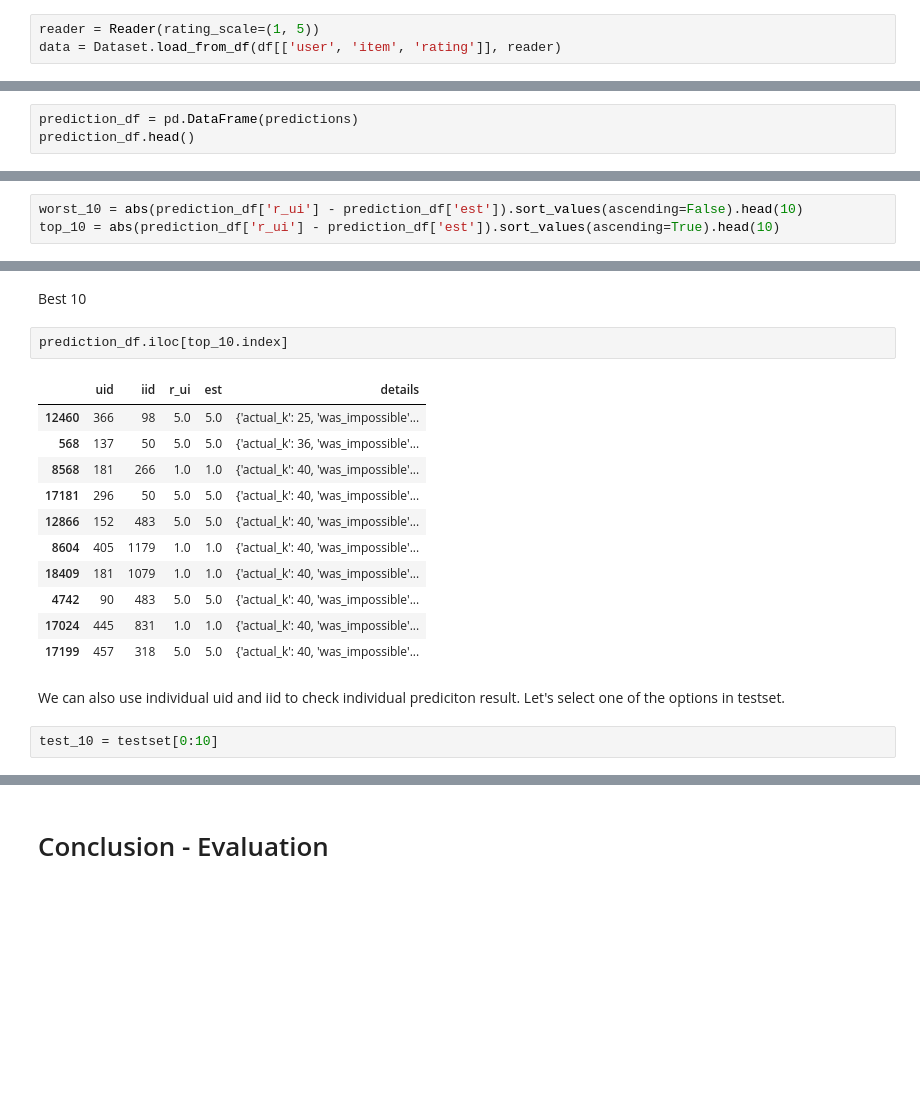
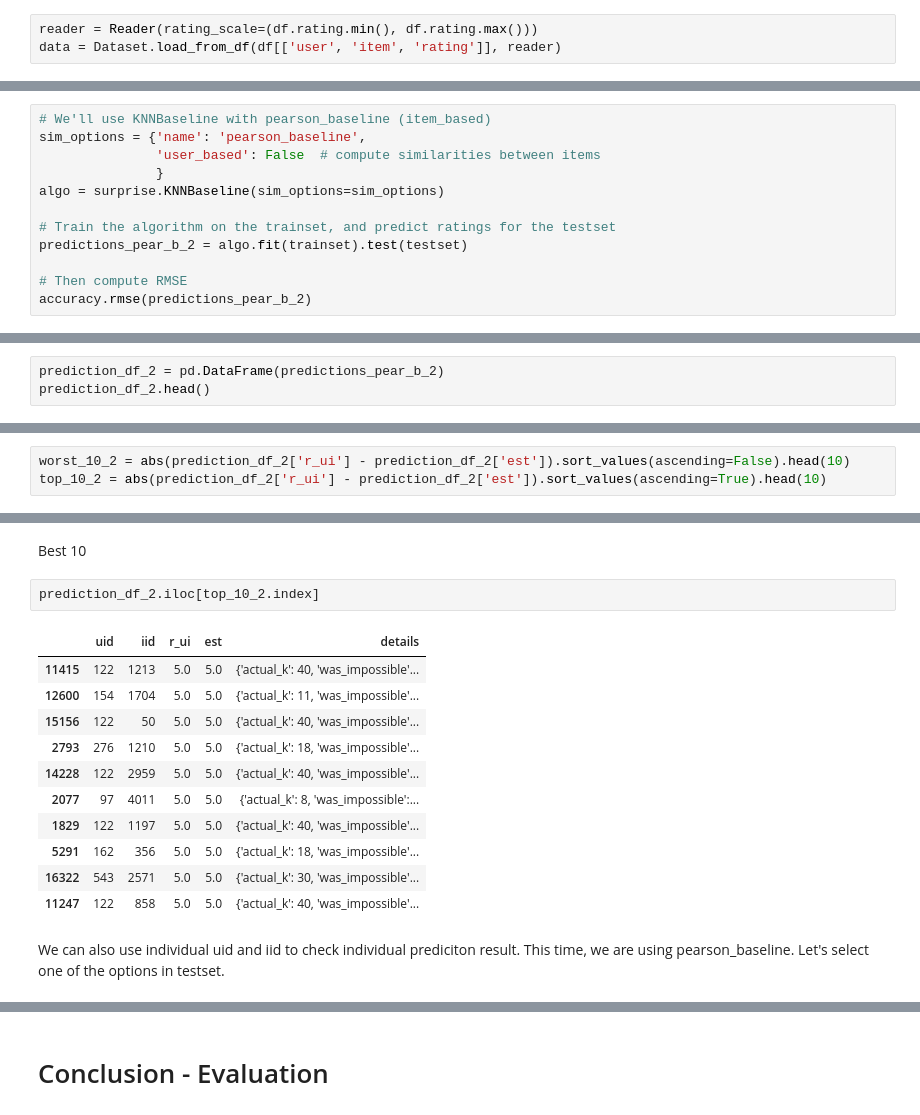
Before and after one commit to wheremagichappens/an.dy, a Jupyter notebook: data612/proj 2/data612-proj2-submit.group..ipynb, the cells around one changed output, grey strips where cells are left out. Drawn from its saved outputs; the diff is of its cells as text; blank space fills up the shorter version.

```diff
--- a/data612/proj 2/data612-proj2-submit.group..ipynb
+++ b/data612/proj 2/data612-proj2-submit.group..ipynb
@@ -128,7 +130,7 @@ df.groupby('item')['rating'].count().reset_index().sort_values('rating', ascendi
 # %% [markdown]
 We will find the best KNN model based on RMSE.
 # %%
-reader = Reader(rating_scale=(1, 5))
+reader = Reader(rating_scale=(df.rating.min(), df.rating.max()))
 data = Dataset.load_from_df(df[['user', 'item', 'rating']], reader)
 # %%
 # Learn how to configure parameters in each model, for instance, bsl_option vs sim_option and maybe there is one for SVD.
@@ -302,0 +382,12 @@ RMSE: 0.9413
+# %%
+# We'll use KNNBaseline with pearson_baseline (item_based)
+sim_options = {'name': 'pearson_baseline',
+               'user_based': False  # compute similarities between items
+               }
+algo = surprise.KNNBaseline(sim_options=sim_options)
+
+# Train the algorithm on the trainset, and predict ratings for the testset
+predictions_pear_b_2 = algo.fit(trainset).test(testset)
+
+# Then compute RMSE
+accuracy.rmse(predictions_pear_b_2)
@@ -305,5 +402,5 @@ Just like we did with user_based, let's create prediction_df
 # %%
-prediction_df = pd.DataFrame(predictions)
-prediction_df.head()
+prediction_df_2 = pd.DataFrame(predictions_pear_b_2)
+prediction_df_2.head()
 # %% [output]
 |  | uid | iid | r_ui | est | details |
@@ -315,6 +412,6 @@ prediction_df.head()
 # %%
-worst_10 = abs(prediction_df['r_ui'] - prediction_df['est']).sort_values(ascending=False).head(10)
-top_10 = abs(prediction_df['r_ui'] - prediction_df['est']).sort_values(ascending=True).head(10)
+worst_10_2 = abs(prediction_df_2['r_ui'] - prediction_df_2['est']).sort_values(ascending=False).head(10)
+top_10_2 = abs(prediction_df_2['r_ui'] - prediction_df_2['est']).sort_values(ascending=True).head(10)
 # %% [markdown]
 Worst 10
 # %%
@@ -334,23 +431,21 @@ prediction_df.iloc[worst_10.index]
 # %% [markdown]
 Best 10
 # %%
-prediction_df.iloc[top_10.index]
+prediction_df_2.iloc[top_10_2.index]
 # %% [output]
 |  | uid | iid | r_ui | est | details |
-| 12460 | 366 | 98 | 5.0 | 5.0 | {'actual_k': 25, 'was_impossible'... |
-| 568 | 137 | 50 | 5.0 | 5.0 | {'actual_k': 36, 'was_impossible'... |
-| 8568 | 181 | 266 | 1.0 | 1.0 | {'actual_k': 40, 'was_impossible'... |
-| 17181 | 296 | 50 | 5.0 | 5.0 | {'actual_k': 40, 'was_impossible'... |
-| 12866 | 152 | 483 | 5.0 | 5.0 | {'actual_k': 40, 'was_impossible'... |
-| 8604 | 405 | 1179 | 1.0 | 1.0 | {'actual_k': 40, 'was_impossible'... |
-| 18409 | 181 | 1079 | 1.0 | 1.0 | {'actual_k': 40, 'was_impossible'... |
-| 4742 | 90 | 483 | 5.0 | 5.0 | {'actual_k': 40, 'was_impossible'... |
-| 17024 | 445 | 831 | 1.0 | 1.0 | {'actual_k': 40, 'was_impossible'... |
-| 17199 | 457 | 318 | 5.0 | 5.0 | {'actual_k': 40, 'was_impossible'... |
+| 11415 | 122 | 1213 | 5.0 | 5.0 | {'actual_k': 40, 'was_impossible'... |
+| 12600 | 154 | 1704 | 5.0 | 5.0 | {'actual_k': 11, 'was_impossible'... |
+| 15156 | 122 | 50 | 5.0 | 5.0 | {'actual_k': 40, 'was_impossible'... |
+| 2793 | 276 | 1210 | 5.0 | 5.0 | {'actual_k': 18, 'was_impossible'... |
+| 14228 | 122 | 2959 | 5.0 | 5.0 | {'actual_k': 40, 'was_impossible'... |
+| 2077 | 97 | 4011 | 5.0 | 5.0 | {'actual_k': 8, 'was_impossible':... |
+| 1829 | 122 | 1197 | 5.0 | 5.0 | {'actual_k': 40, 'was_impossible'... |
+| 5291 | 162 | 356 | 5.0 | 5.0 | {'actual_k': 18, 'was_impossible'... |
+| 16322 | 543 | 2571 | 5.0 | 5.0 | {'actual_k': 30, 'was_impossible'... |
+| 11247 | 122 | 858 | 5.0 | 5.0 | {'actual_k': 40, 'was_impossible'... |
 # %% [markdown]
-We can also use individual uid and iid to check individual prediciton result. Let's select one of the options in testset.
+We can also use individual uid and iid to check individual prediciton result. This time, we are using pearson_baseline. Let's select one of the options in testset.
-# %%
-test_10 = testset[0:10]
 # %%
 # prediction using training set and compare the results with testset
 uid = test_10[1][0]  # raw user id (as in the ratings file).
```
Also changed, not shown: parts of 45 cells of this notebook.
